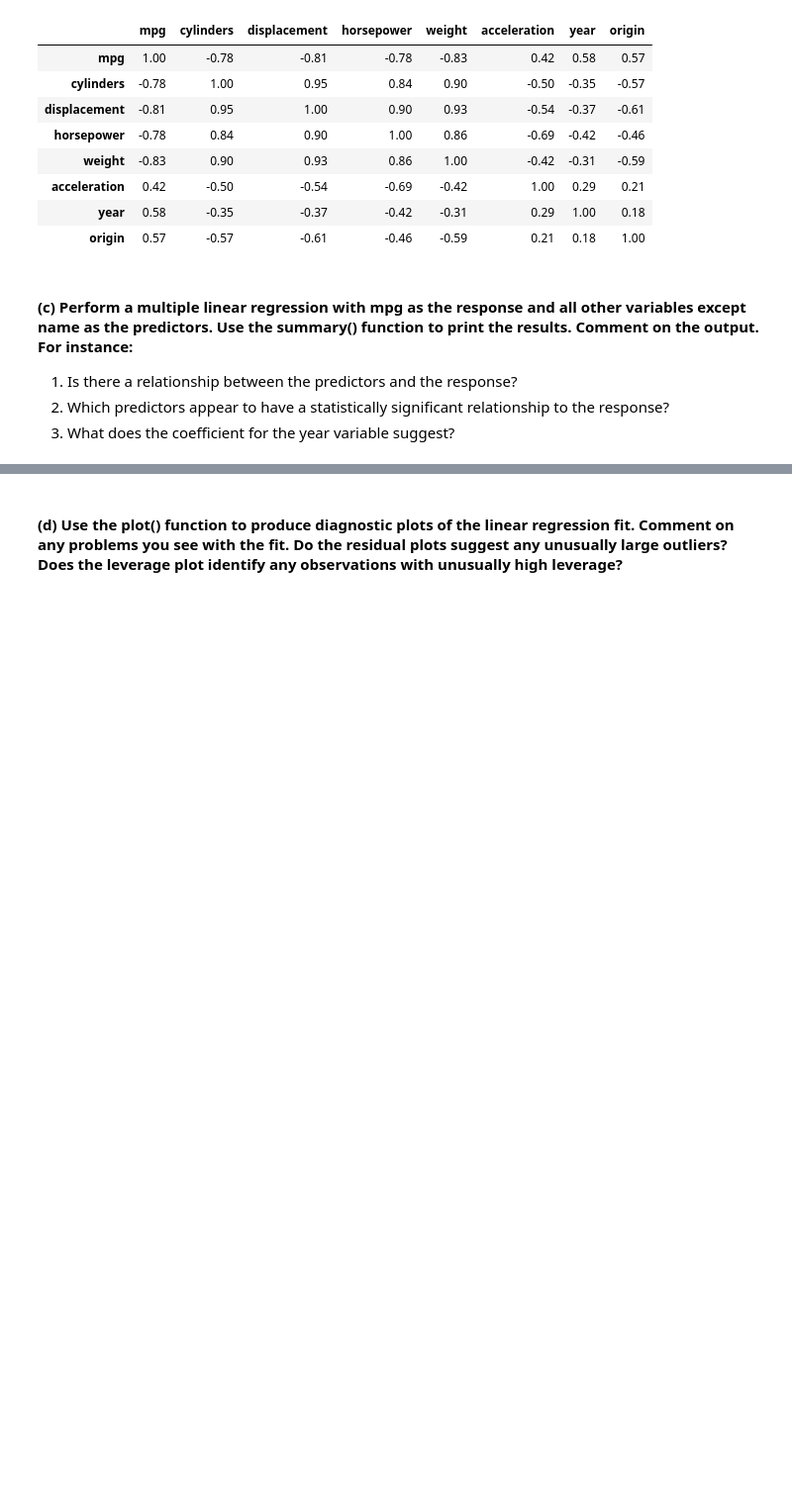
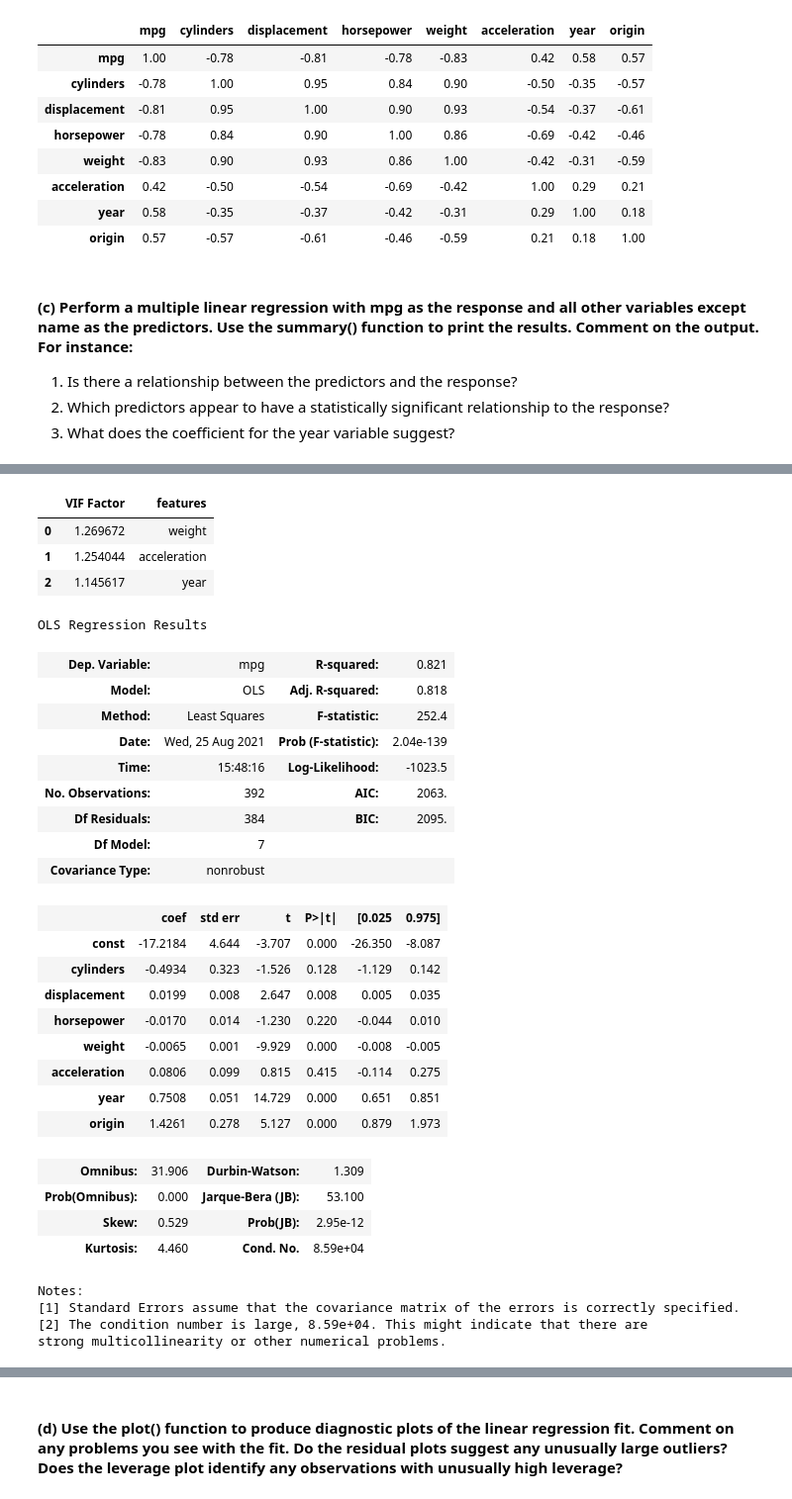
Before and after one commit to balintalfoldy/ISLR_python_AB, a Jupyter notebook: Notebooks/ch3_linear_regression_applied.ipynb, the cells around one changed output, grey strips where cells are left out. Shown at 99% size. Cells and saved outputs as stored; diff of their text form; code cells hidden in the pictures; blank space fills up the shorter version.

```diff
--- a/Notebooks/ch3_linear_regression_applied.ipynb
+++ b/Notebooks/ch3_linear_regression_applied.ipynb
@@ -298,3 +334,51 @@ strong multicollinearity or other numerical problems.
+# %%
+# Calculating the centerized values, origin is dropped, because it is practically a categorical variable
+X_cent = centerize(X1_ml.drop(['origin', 'displacement', 'horsepower', 'cylinders'], axis=1))
+# Creating a dataframe of Variance inflation factors
+vif = pd.DataFrame()
+vif["VIF Factor"] = [variance_inflation_factor(X_cent.values, i) for i in range(X_cent.shape[1])]
+vif["features"] = X_cent.columns
+vif
+# %% [output]
+|  | VIF Factor | features |
+| 0 | 1.269672 | weight |
+| 1 | 1.254044 | acceleration |
+| 2 | 1.145617 | year |
+# %%
+X1_ml = Auto.drop(['mpg', 'name'], axis=1)
+Y_ml = Auto['mpg']
+X_ml = sm.add_constant(X1_ml)
+
+results_ml = sm.OLS(Y_ml, X_ml).fit()
+results_ml.summary()
+# %% [output]
+OLS Regression Results
+| Dep. Variable: | mpg | R-squared: | 0.821 |
+| Model: | OLS | Adj. R-squared: | 0.818 |
+| Method: | Least Squares | F-statistic: | 252.4 |
+| Date: | Wed, 25 Aug 2021 | Prob (F-statistic): | 2.04e-139 |
+| Time: | 15:48:16 | Log-Likelihood: | -1023.5 |
+| No. Observations: | 392 | AIC: | 2063. |
+| Df Residuals: | 384 | BIC: | 2095. |
+| Df Model: | 7 |  |  |
+| Covariance Type: | nonrobust |  |  |
+|  | coef | std err | t | P>|t| | [0.025 | 0.975] |
+| const | -17.2184 | 4.644 | -3.707 | 0.000 | -26.350 | -8.087 |
+| cylinders | -0.4934 | 0.323 | -1.526 | 0.128 | -1.129 | 0.142 |
+| displacement | 0.0199 | 0.008 | 2.647 | 0.008 | 0.005 | 0.035 |
+| horsepower | -0.0170 | 0.014 | -1.230 | 0.220 | -0.044 | 0.010 |
+| weight | -0.0065 | 0.001 | -9.929 | 0.000 | -0.008 | -0.005 |
+| acceleration | 0.0806 | 0.099 | 0.815 | 0.415 | -0.114 | 0.275 |
+| year | 0.7508 | 0.051 | 14.729 | 0.000 | 0.651 | 0.851 |
+| origin | 1.4261 | 0.278 | 5.127 | 0.000 | 0.879 | 1.973 |
+| Omnibus: | 31.906 | Durbin-Watson: | 1.309 |
+| Prob(Omnibus): | 0.000 | Jarque-Bera (JB): | 53.100 |
+| Skew: | 0.529 | Prob(JB): | 2.95e-12 |
+| Kurtosis: | 4.460 | Cond. No. | 8.59e+04 |
+Notes:
+[1] Standard Errors assume that the covariance matrix of the errors is correctly specified.
+[2] The condition number is large, 8.59e+04. This might indicate that there are
+strong multicollinearity or other numerical problems.
 # %% [markdown]
 i. Is there a relationship between the predictor and the response?
 > We can answer this question by testing the null hypothesis. The p-value corresponding to the F-statistic is very small, indicating a clear evidence of a relationship between the predictors and the response variables.
```
Also changed, not shown: parts of 18 cells of this notebook.
